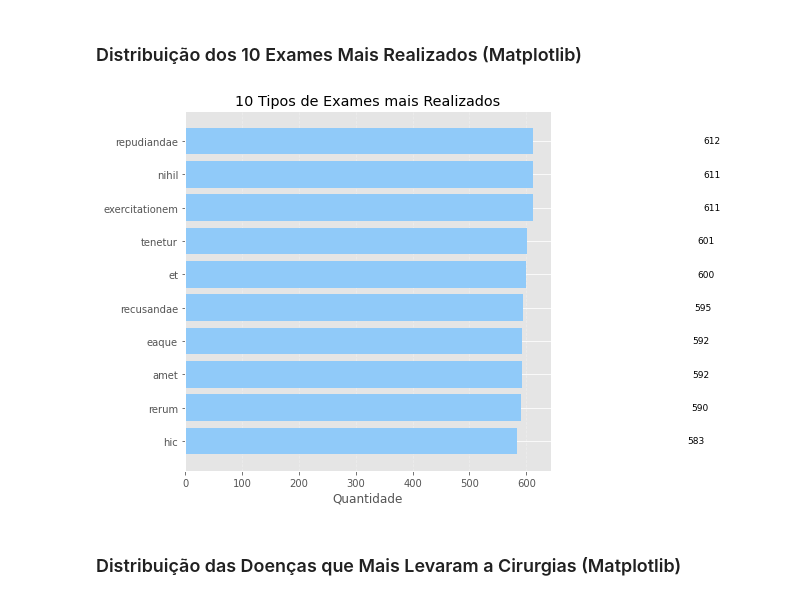
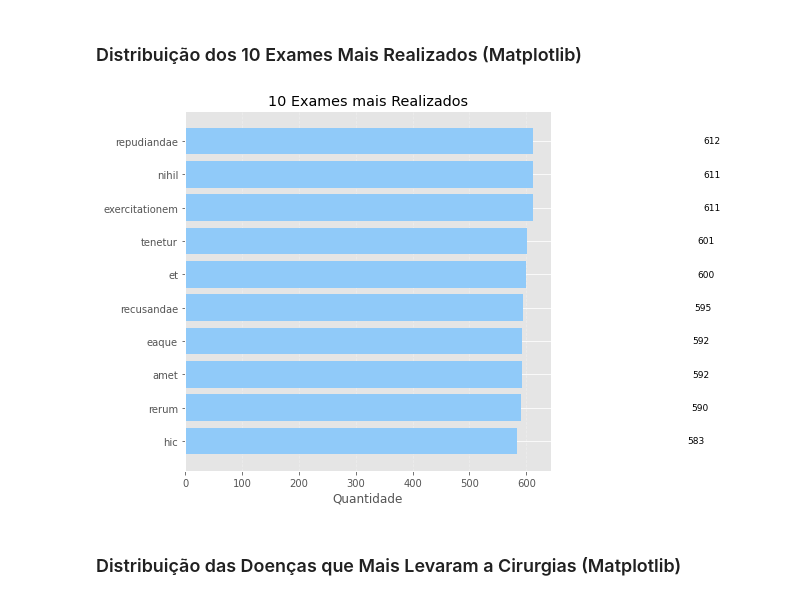
Before and after one commit to luanbandeira/projeto-NTT, a Jupyter notebook: NTTdata.ipynb, the cells around one changed output. Drawn from its saved outputs; the diff is of its cells as text; code cells hidden in the pictures.

```diff
--- a/NTTdata.ipynb
+++ b/NTTdata.ipynb
@@ -220,26 +264,23 @@ sns.set_palette("husl")
 ### Análise dos Tipos de Cirurgia Mais Frequentes (Spark + Matplotlib)
 # %%
 # 📥 Leitura do parquet
-df_cirurgias_silver = spark.read.parquet("/mnt/silver/cirurgias")
+df_cirurgias_silver = spark.read.load("/mnt/silver/cirurgias")
 
 # 📊 Agrupamento dos tipos de cirurgia
 top_cirurgias = (
     df_cirurgias_silver.groupBy("tipo_cirurgia")
     .count()
     .orderBy("count", ascending=False)
-    .limit(10)
+    .limit(5)
 )
 
 # 🔄 Conversão para pandas
 top_cirurgias_pd = top_cirurgias.toPandas()
 
-# 📈 Gráfico com melhorias visuais
-import matplotlib.pyplot as plt
-
 plt.figure(figsize=(10,6))
 bars = plt.barh(top_cirurgias_pd["tipo_cirurgia"], top_cirurgias_pd["count"], color='skyblue')
 plt.xlabel("Quantidade")
-plt.title("5 Tipos de Cirurgias Mais Realizadas")
+plt.title("Tipos de Cirurgias Mais Realizadas")
 plt.gca().invert_yaxis()
 
 # 🧾 Adiciona rótulos de valor ao lado das barras
@@ -290,38 +331,35 @@ plt.show()
 ### Distribuição dos 10 Exames Mais Realizados (Matplotlib)
 # %%
 # 📥 Leitura da camada Silver dos exames
-df_exames_silver = spark.read.parquet("/mnt/silver/exames")
+df_exames_silver = spark.read.load("/mnt/silver/exames")
 
 # 📊 Agrupamento dos exames por nome
 exames_agg = (
     df_exames_silver.groupBy("nome_exame")
     .count()
     .orderBy("count", ascending=False)
     .limit(10)
 )
 
 # 🔄 Conversão para Pandas
 exames_pd = exames_agg.toPandas()
 
-# 📈 Gráfico com valores absolutos
-import matplotlib.pyplot as plt
-
 plt.figure(figsize=(10,6))
 bars = plt.barh(exames_pd["nome_exame"], exames_pd["count"], color='#90caf9')
 plt.xlabel("Quantidade")
-plt.title("10 Tipos de Exames mais Realizados")
+plt.title("10 Exames mais Realizados")
 plt.gca().invert_yaxis()
 
 # 🧾 Adiciona os valores ao lado das barras
 for bar in bars:
     width = bar.get_width()
     plt.text(width + 300, bar.get_y() + bar.get_height()/2, f'{int(width)}', va='center', fontsize=9)
 
 plt.grid(axis='x', linestyle='--', alpha=0.3)
 plt.tight_layout()
 plt.show()
 # %% [output]
-[figure, old version]
+[figure, new version]
 # %% [markdown]
 ### Distribuição das Doenças que Mais Levaram a Cirurgias (Matplotlib)
 # %%
```
Also changed, not shown: parts of 22 cells of this notebook.
